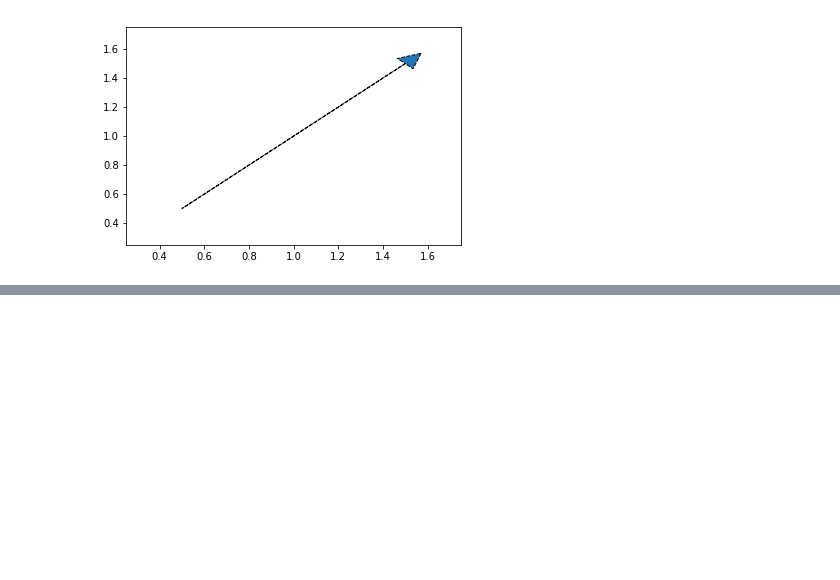
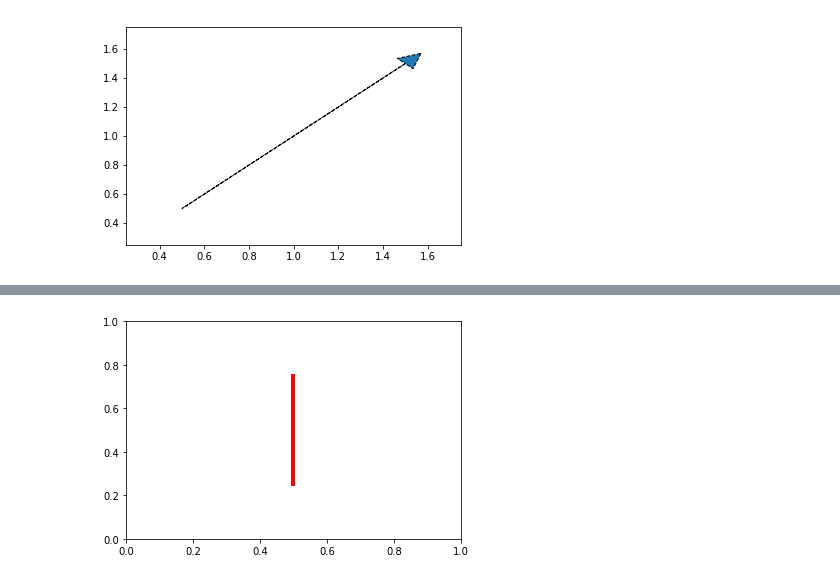
Before and after one commit to soudegesu/pyplot-test, a Jupyter notebook: samples/additional_information.ipynb, the cells around one changed output, grey strips where cells are left out. Saved outputs shown, nothing was run; the diff lists cells and outputs as text; code cells hidden in the pictures; blank space fills up the shorter version.

```diff
--- a/samples/additional_information.ipynb
+++ b/samples/additional_information.ipynb
@@ -35,0 +60,12 @@ plt.show()
+# %%
+# axvline sample
+import numpy as np
+import matplotlib.pyplot as plt
+
+fig = plt.figure()
+ax = fig.add_subplot(111)
+
+plt.axvline(x=.5, ymin=0.25, ymax=0.75, color='r', linewidth=4)
+plt.show()
+# %% [output]
+[figure, added]
```
Also changed, not shown: parts of 11 cells of this notebook, 2 other files.
